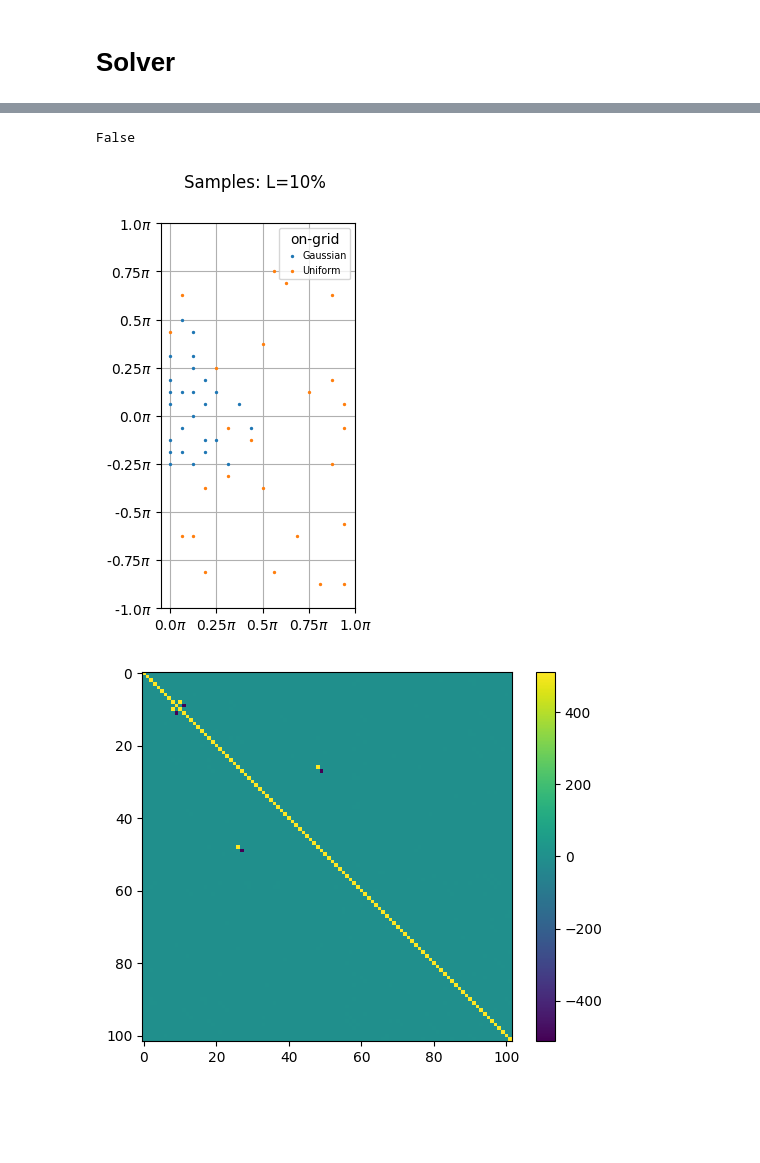
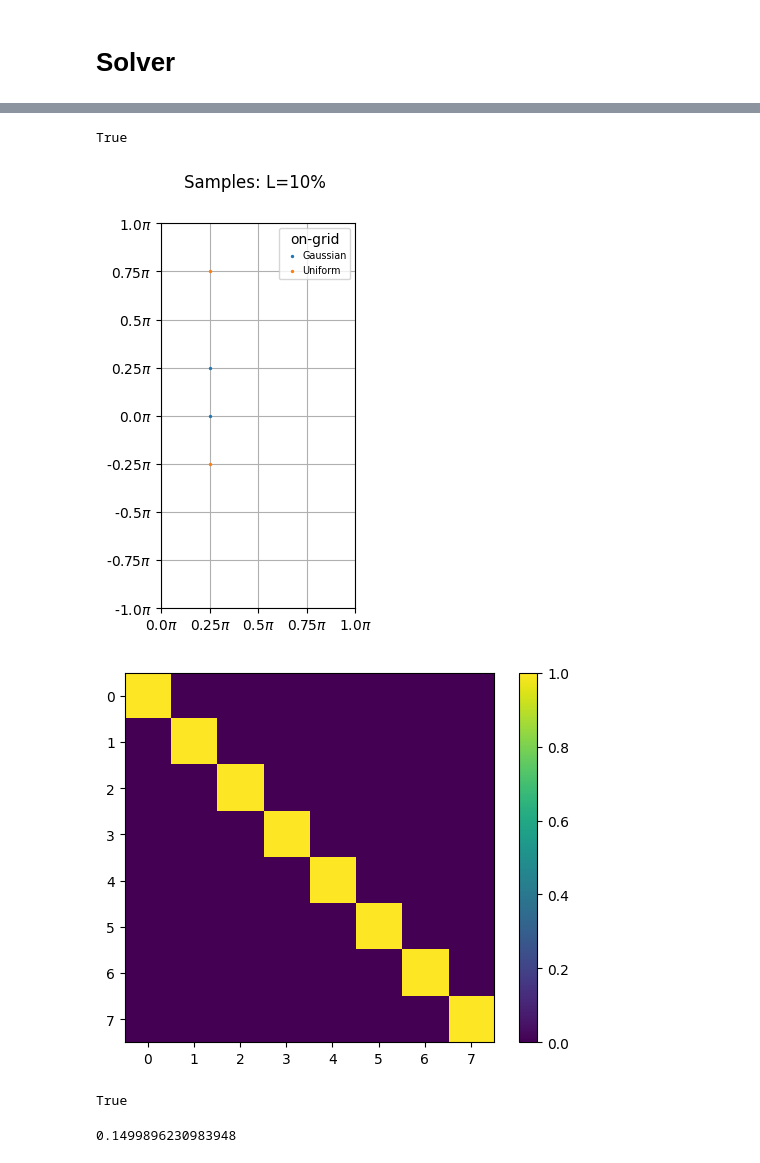
Before and after one commit to vacostaepfl/L1-L2, a Jupyter notebook: main.ipynb, the cells around one changed output, grey strips where cells are left out. Saved outputs shown, nothing was run; the diff lists cells and outputs as text; code cells hidden in the pictures; blank space fills up the shorter version.

```diff
--- a/main.ipynb
+++ b/main.ipynb
@@ -13,7 +13,7 @@ from src import *
 # %% [markdown]
 # Signal
 # %%
-dim = (32, 32)
+N = 8
 
 # Sparse signal parameters
 sparse_range = (-6, 6)
@@ -22,8 +22,8 @@ density = 0.005
 # Smooth signal parameters
 smooth_amplitude = 2
 sigmas_range = (2e-2, 2e-1)
-nb_gaussian = int(0.5 * dim[0])
+nb_gaussian = int(0.5 * N)
 
 # Seed
-seed = 42
+seed = None
 # %%
@@ -108,14 +87,30 @@ save_widget(fig, lambda1, lambda2, op, psnr, coupled)
 # %%
 L = 0.1
 theta = 0.5
-op = NuFFT(dim, L, theta, on_grid=True, seed=seed)
+op = NuFFT(N, L, theta, on_grid=True, seed=seed)
 
 op.plot_samples()
 plt.figure()
-plt.imshow(op.phi.cogram().asarray()) # test sans cogram() mais avec phi.apply(phi.adjoint(...vecteur aléatoire...)) + corriger demi-axe garder (0,0) + ecrire code pour découplé avec L
+plt.imshow(2 / op.dim_in * op.phi.cogram().asarray())
+# test sans cogram() mais avec phi.apply(phi.adjoint(...vecteur aléatoire...)) OK ça marche pas
+# + corriger demi-axe garder (0,0)  OK
+# + ecrire code pour découplé avec L
 plt.colorbar()
-np.allclose(op.phi.cogram().asarray(), op.dim_in / 2 * np.eye(op.dim_out)) # vecteur aléatoire cogram().apply()
+np.allclose(
+   2 / op.dim_in * op.phi.cogram().asarray(), np.eye(op.dim_out)
+)  # vecteur aléatoire cogram().apply()
 # %% [output]
-False
+True
-[figure, old version]
+[figure, new version]
-[figure, old version]
+[figure, new version]
+# %%
+from pyxu.util import view_as_real, view_as_complex
+from pyxu.operator import IdentityOp
+
+v= np.random.rand(op.dim_out)
+
+print(np.allclose(op.phi.cogram().apply(y),op.phi(op.phi.adjoint(y))))
+((op.phi.cogram().apply(v) - (op.dim_in / 2) * v)/v).mean()
+# %% [output]
+True
+0.1499896230983948
```
Also changed, not shown: parts of 4 cells of this notebook, 4 other files.
